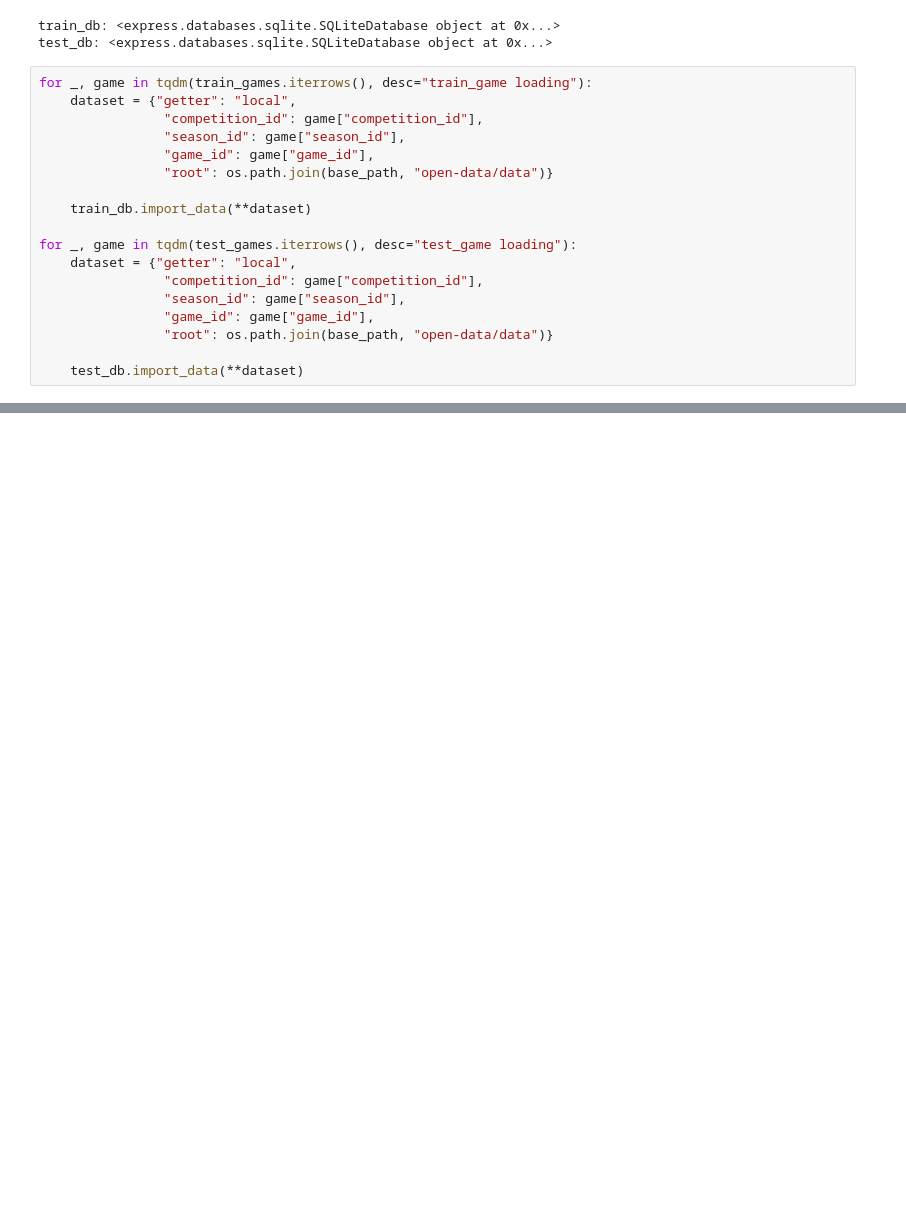
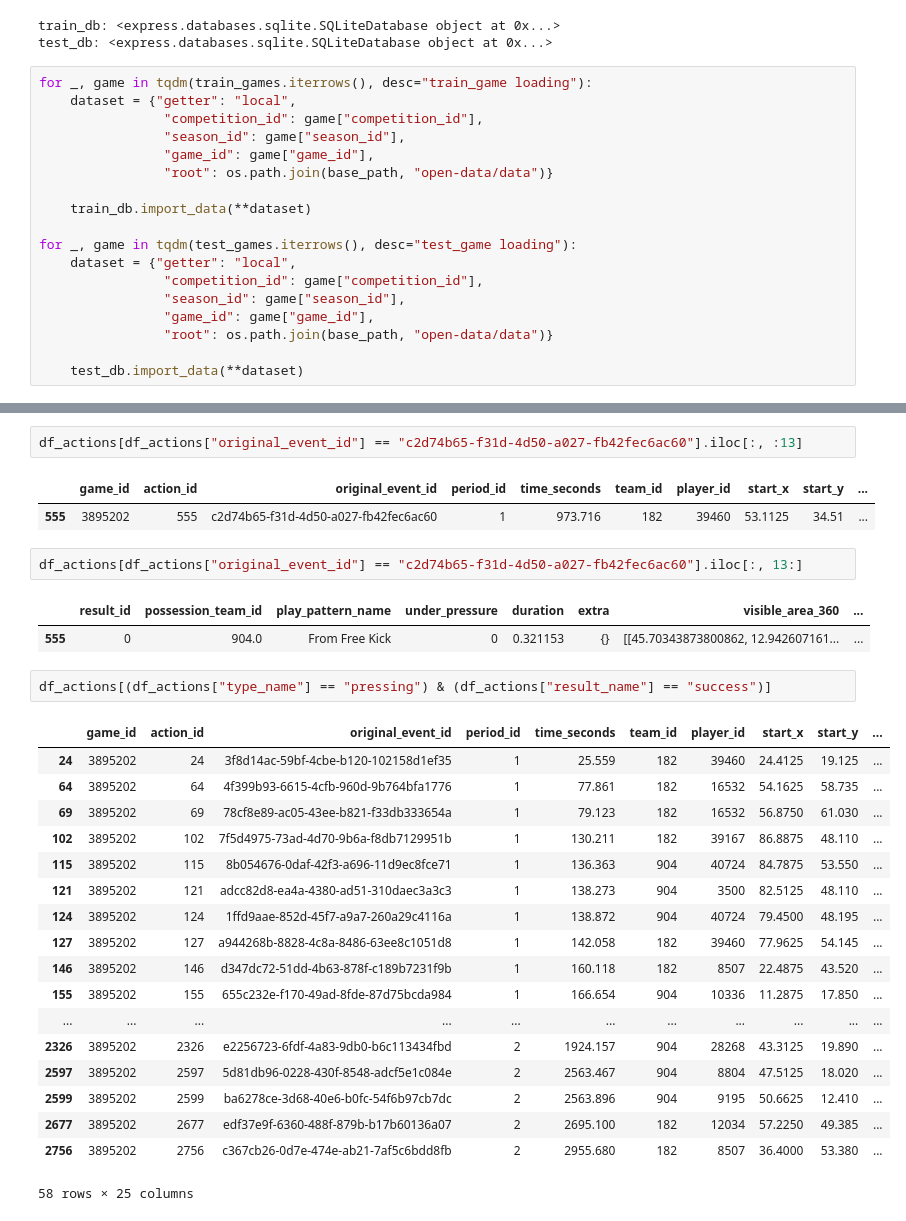
Before and after one commit to leemingo/sr-press, a Jupyter notebook: notebook/1-load-and-convert-statsbomb-data.ipynb, the cells around one changed output, grey strips where cells are left out. Saved outputs shown, nothing was run; the diff lists cells and outputs as text; blank space fills up the shorter version.

```diff
--- a/notebook/1-load-and-convert-statsbomb-data.ipynb
+++ b/notebook/1-load-and-convert-statsbomb-data.ipynb
@@ -100 +100,32 @@ df_actions.head()
 5 rows × 25 columns
+# %%
+df_actions[df_actions["original_event_id"] == "c2d74b65-f31d-4d50-a027-fb42fec6ac60"].iloc[:, :13]
+# %% [output]
+|  | game_id | action_id | original_event_id | period_id | time_seconds | team_id | player_id | start_x | start_y | ... |
+| 555 | 3895202 | 555 | c2d74b65-f31d-4d50-a027-fb42fec6ac60 | 1 | 973.716 | 182 | 39460 | 53.1125 | 34.51 | ... |
+# %%
+df_actions[df_actions["original_event_id"] == "c2d74b65-f31d-4d50-a027-fb42fec6ac60"].iloc[:, 13:]
+# %% [output]
+|  | result_id | possession_team_id | play_pattern_name | under_pressure | duration | extra | visible_area_360 | ... |
+| 555 | 0 | 904.0 | From Free Kick | 0 | 0.321153 | {} | [[45.70343873800862, 12.942607161... | ... |
+# %%
+df_actions[(df_actions["type_name"] == "pressing") & (df_actions["result_name"] == "success")]
+# %% [output]
+|  | game_id | action_id | original_event_id | period_id | time_seconds | team_id | player_id | start_x | start_y | ... |
+| 24 | 3895202 | 24 | 3f8d14ac-59bf-4cbe-b120-102158d1ef35 | 1 | 25.559 | 182 | 39460 | 24.4125 | 19.125 | ... |
+| 64 | 3895202 | 64 | 4f399b93-6615-4cfb-960d-9b764bfa1776 | 1 | 77.861 | 182 | 16532 | 54.1625 | 58.735 | ... |
+| 69 | 3895202 | 69 | 78cf8e89-ac05-43ee-b821-f33db333654a | 1 | 79.123 | 182 | 16532 | 56.8750 | 61.030 | ... |
+| 102 | 3895202 | 102 | 7f5d4975-73ad-4d70-9b6a-f8db7129951b | 1 | 130.211 | 182 | 39167 | 86.8875 | 48.110 | ... |
+| 115 | 3895202 | 115 | 8b054676-0daf-42f3-a696-11d9ec8fce71 | 1 | 136.363 | 904 | 40724 | 84.7875 | 53.550 | ... |
+| 121 | 3895202 | 121 | adcc82d8-ea4a-4380-ad51-310daec3a3c3 | 1 | 138.273 | 904 | 3500 | 82.5125 | 48.110 | ... |
+| 124 | 3895202 | 124 | 1ffd9aae-852d-45f7-a9a7-260a29c4116a | 1 | 138.872 | 904 | 40724 | 79.4500 | 48.195 | ... |
+| 127 | 3895202 | 127 | a944268b-8828-4c8a-8486-63ee8c1051d8 | 1 | 142.058 | 182 | 39460 | 77.9625 | 54.145 | ... |
+| 146 | 3895202 | 146 | d347dc72-51dd-4b63-878f-c189b7231f9b | 1 | 160.118 | 182 | 8507 | 22.4875 | 43.520 | ... |
+| 155 | 3895202 | 155 | 655c232e-f170-49ad-8fde-87d75bcda984 | 1 | 166.654 | 904 | 10336 | 11.2875 | 17.850 | ... |
+| ... | ... | ... | ... | ... | ... | ... | ... | ... | ... | ... |
+| 2326 | 3895202 | 2326 | e2256723-6fdf-4a83-9db0-b6c113434fbd | 2 | 1924.157 | 904 | 28268 | 43.3125 | 19.890 | ... |
+| 2597 | 3895202 | 2597 | 5d81db96-0228-430f-8548-adcf5e1c084e | 2 | 2563.467 | 904 | 8804 | 47.5125 | 18.020 | ... |
+| 2599 | 3895202 | 2599 | ba6278ce-3d68-40e6-b0fc-54f6b97cb7dc | 2 | 2563.896 | 904 | 9195 | 50.6625 | 12.410 | ... |
+| 2677 | 3895202 | 2677 | edf37e9f-6360-488f-879b-b17b60136a07 | 2 | 2695.100 | 182 | 12034 | 57.2250 | 49.385 | ... |
+| 2756 | 3895202 | 2756 | c367cb26-0d7e-474e-ab21-7af5c6bdd8fb | 2 | 2955.680 | 182 | 8507 | 36.4000 | 53.380 | ... |
+58 rows × 25 columns
```
Also changed, not shown: parts of 3 cells of this notebook, 11 other files.
